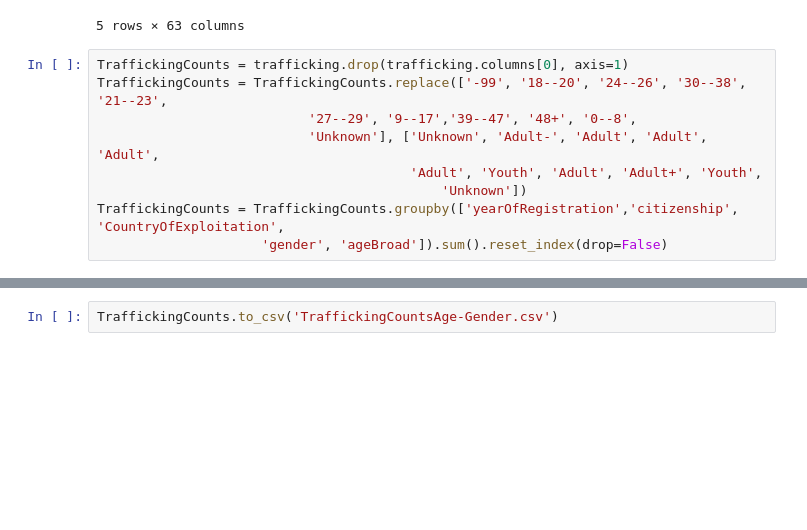
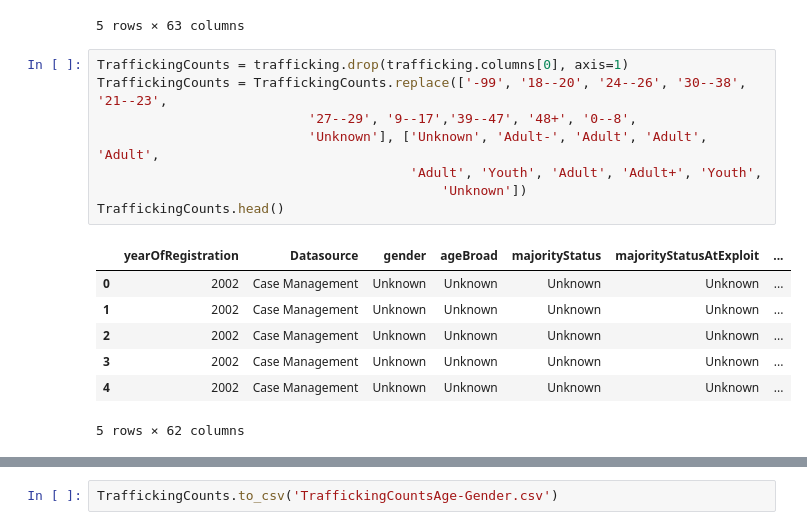
Before and after one commit to benieevelyne/Project2_Neurath, a Jupyter notebook: DataSets/Migration Cleaner.ipynb, the cells around one changed output, grey strips where cells are left out. Cells and saved outputs as stored; diff of their text form; blank space fills up the shorter version.

```diff
--- a/DataSets/Migration Cleaner.ipynb
+++ b/DataSets/Migration Cleaner.ipynb
@@ -113,9 +78,16 @@ trafficking.head()
 # %%
 TraffickingCounts = trafficking.drop(trafficking.columns[0], axis=1)
 TraffickingCounts = TraffickingCounts.replace(['-99', '18--20', '24--26', '30--38', '21--23',
                            '27--29', '9--17','39--47', '48+', '0--8',
                            'Unknown'], ['Unknown', 'Adult-', 'Adult', 'Adult', 'Adult',
                                         'Adult', 'Youth', 'Adult', 'Adult+', 'Youth',
                                             'Unknown'])
-TraffickingCounts = TraffickingCounts.groupby(['yearOfRegistration','citizenship', 'CountryOfExploitation',
-                     'gender', 'ageBroad']).sum().reset_index(drop=False)
+TraffickingCounts.head()
+# %% [output]
+|  | yearOfRegistration | Datasource | gender | ageBroad | majorityStatus | majorityStatusAtExploit | ... |
+| 0 | 2002 | Case Management | Unknown | Unknown | Unknown | Unknown | ... |
+| 1 | 2002 | Case Management | Unknown | Unknown | Unknown | Unknown | ... |
+| 2 | 2002 | Case Management | Unknown | Unknown | Unknown | Unknown | ... |
+| 3 | 2002 | Case Management | Unknown | Unknown | Unknown | Unknown | ... |
+| 4 | 2002 | Case Management | Unknown | Unknown | Unknown | Unknown | ... |
+5 rows × 62 columns
```
Also changed, not shown: parts of 10 cells of this notebook, 3 other files.
